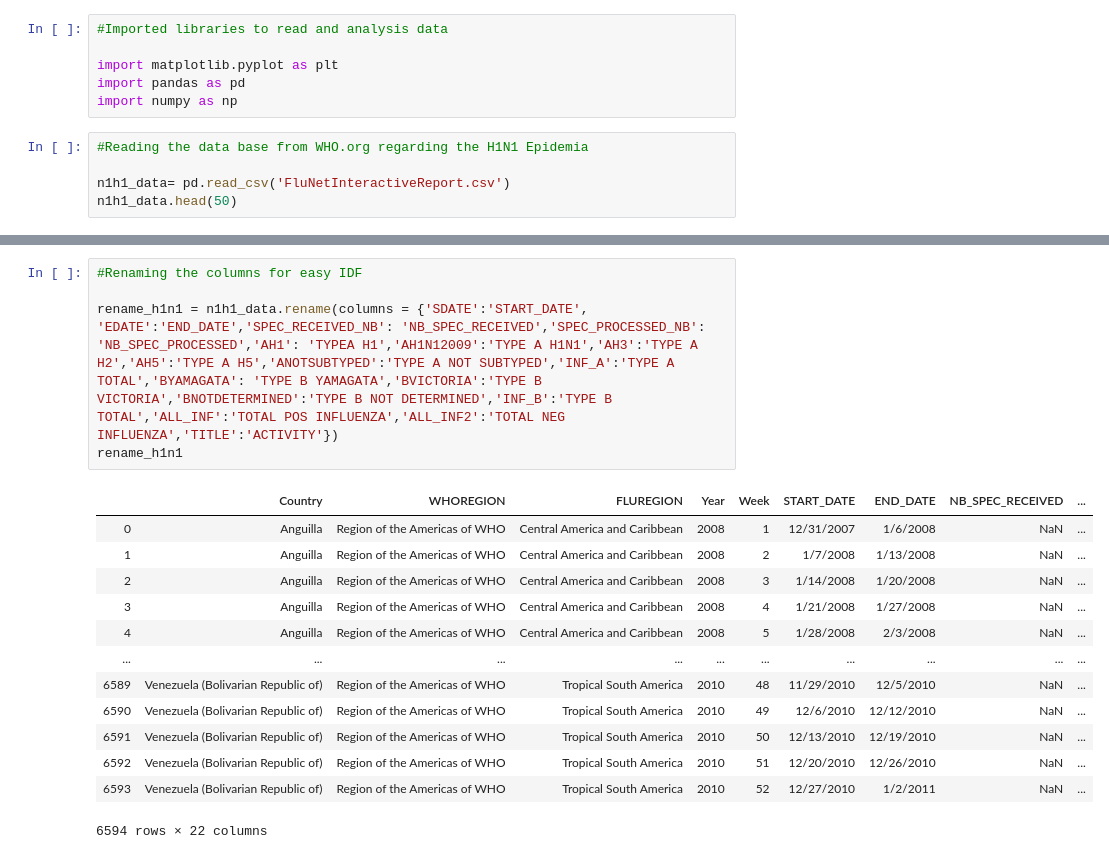
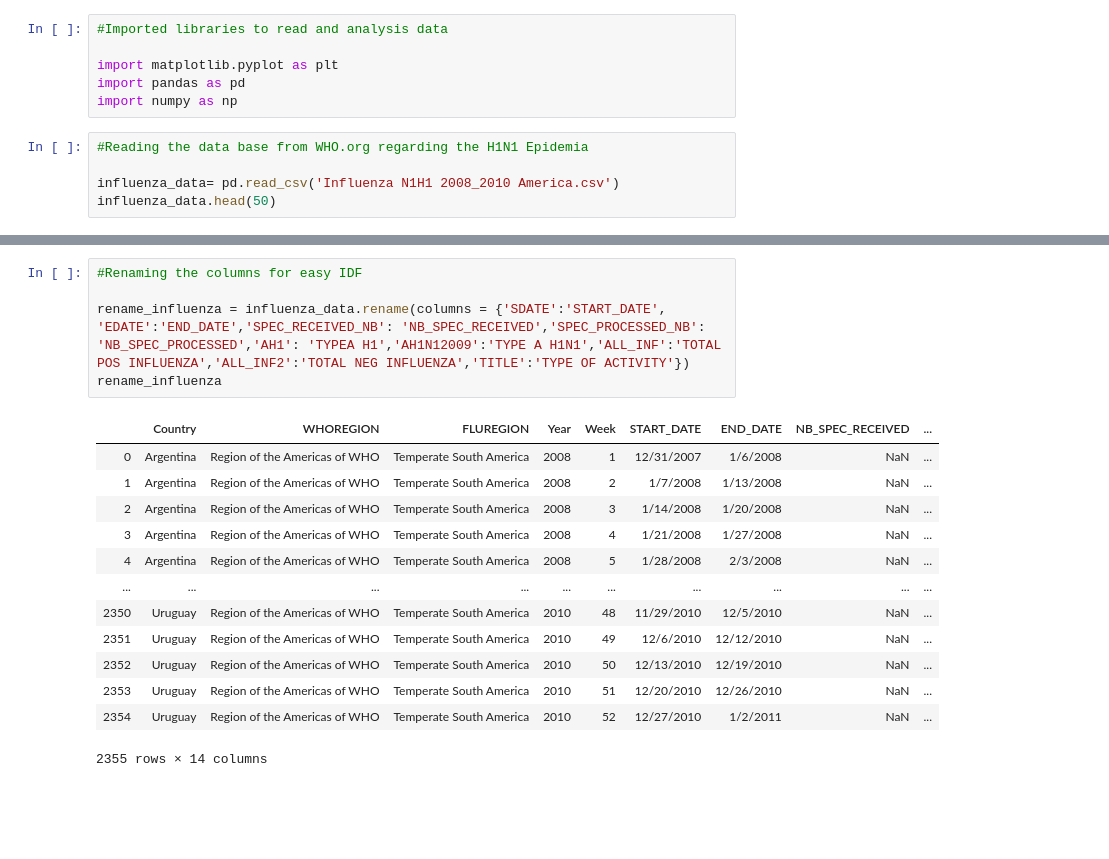
Before and after one commit to kgremillion/Analyzing_Pandemics, a Jupyter notebook: Data/Reading and Analyzing Data N1H1 America Region.ipynb.ipynb, the cells around one changed output, grey strips where cells are left out. Drawn from its saved outputs; the diff is of its cells as text; blank space fills up the shorter version.

```diff
--- a/Data/Reading and Analyzing Data N1H1 America Region.ipynb.ipynb
+++ b/Data/Reading and Analyzing Data N1H1 America Region.ipynb.ipynb
@@ -7,7 +7,7 @@ import numpy as np
 # %%
 #Reading the data base from WHO.org regarding the H1N1 Epidemia
 
-n1h1_data= pd.read_csv('FluNetInteractiveReport.csv')
-n1h1_data.head(50)
+influenza_data= pd.read_csv('Influenza N1H1 2008_2010 America.csv')
+influenza_data.head(50)
 # %% [output]
 |  | Country | WHOREGION | FLUREGION | Year | Week | SDATE | EDATE | SPEC_RECEIVED_NB | ... |
@@ -31,19 +30,19 @@ n1h1_data.head(50)
 # %%
 #Renaming the columns for easy IDF
 
-rename_h1n1 = n1h1_data.rename(columns = {'SDATE':'START_DATE', 'EDATE':'END_DATE','SPEC_RECEIVED_NB': 'NB_SPEC_RECEIVED','SPEC_PROCESSED_NB': 'NB_SPEC_PROCESSED','AH1': 'TYPEA H1','AH1N12009':'TYPE A H1N1','AH3':'TYPE A H2','AH5':'TYPE A H5','ANOTSUBTYPED':'TYPE A NOT SUBTYPED','INF_A':'TYPE A TOTAL','BYAMAGATA': 'TYPE B YAMAGATA','BVICTORIA':'TYPE B VICTORIA','BNOTDETERMINED':'TYPE B NOT DETERMINED','INF_B':'TYPE B TOTAL','ALL_INF':'TOTAL POS INFLUENZA','ALL_INF2':'TOTAL NEG INFLUENZA','TITLE':'ACTIVITY'})
-rename_h1n1
+rename_influenza = influenza_data.rename(columns = {'SDATE':'START_DATE', 'EDATE':'END_DATE','SPEC_RECEIVED_NB': 'NB_SPEC_RECEIVED','SPEC_PROCESSED_NB': 'NB_SPEC_PROCESSED','AH1': 'TYPEA H1','AH1N12009':'TYPE A H1N1','ALL_INF':'TOTAL POS INFLUENZA','ALL_INF2':'TOTAL NEG INFLUENZA','TITLE':'TYPE OF ACTIVITY'})
+rename_influenza
 # %% [output]
 |  | Country | WHOREGION | FLUREGION | Year | Week | START_DATE | END_DATE | NB_SPEC_RECEIVED | ... |
-| 0 | Anguilla | Region of the Americas of WHO | Central America and Caribbean | 2008 | 1 | 12/31/2007 | 1/6/2008 | NaN | ... |
-| 1 | Anguilla | Region of the Americas of WHO | Central America and Caribbean | 2008 | 2 | 1/7/2008 | 1/13/2008 | NaN | ... |
-| 2 | Anguilla | Region of the Americas of WHO | Central America and Caribbean | 2008 | 3 | 1/14/2008 | 1/20/2008 | NaN | ... |
-| 3 | Anguilla | Region of the Americas of WHO | Central America and Caribbean | 2008 | 4 | 1/21/2008 | 1/27/2008 | NaN | ... |
-| 4 | Anguilla | Region of the Americas of WHO | Central America and Caribbean | 2008 | 5 | 1/28/2008 | 2/3/2008 | NaN | ... |
+| 0 | Argentina | Region of the Americas of WHO | Temperate South America | 2008 | 1 | 12/31/2007 | 1/6/2008 | NaN | ... |
+| 1 | Argentina | Region of the Americas of WHO | Temperate South America | 2008 | 2 | 1/7/2008 | 1/13/2008 | NaN | ... |
+| 2 | Argentina | Region of the Americas of WHO | Temperate South America | 2008 | 3 | 1/14/2008 | 1/20/2008 | NaN | ... |
+| 3 | Argentina | Region of the Americas of WHO | Temperate South America | 2008 | 4 | 1/21/2008 | 1/27/2008 | NaN | ... |
+| 4 | Argentina | Region of the Americas of WHO | Temperate South America | 2008 | 5 | 1/28/2008 | 2/3/2008 | NaN | ... |
 | ... | ... | ... | ... | ... | ... | ... | ... | ... | ... |
-| 6589 | Venezuela (Bolivarian Republic of) | Region of the Americas of WHO | Tropical South America | 2010 | 48 | 11/29/2010 | 12/5/2010 | NaN | ... |
-| 6590 | Venezuela (Bolivarian Republic of) | Region of the Americas of WHO | Tropical South America | 2010 | 49 | 12/6/2010 | 12/12/2010 | NaN | ... |
-| 6591 | Venezuela (Bolivarian Republic of) | Region of the Americas of WHO | Tropical South America | 2010 | 50 | 12/13/2010 | 12/19/2010 | NaN | ... |
-| 6592 | Venezuela (Bolivarian Republic of) | Region of the Americas of WHO | Tropical South America | 2010 | 51 | 12/20/2010 | 12/26/2010 | NaN | ... |
-| 6593 | Venezuela (Bolivarian Republic of) | Region of the Americas of WHO | Tropical South America | 2010 | 52 | 12/27/2010 | 1/2/2011 | NaN | ... |
+| 2350 | Uruguay | Region of the Americas of WHO | Temperate South America | 2010 | 48 | 11/29/2010 | 12/5/2010 | NaN | ... |
+| 2351 | Uruguay | Region of the Americas of WHO | Temperate South America | 2010 | 49 | 12/6/2010 | 12/12/2010 | NaN | ... |
+| 2352 | Uruguay | Region of the Americas of WHO | Temperate South America | 2010 | 50 | 12/13/2010 | 12/19/2010 | NaN | ... |
+| 2353 | Uruguay | Region of the Americas of WHO | Temperate South America | 2010 | 51 | 12/20/2010 | 12/26/2010 | NaN | ... |
+| 2354 | Uruguay | Region of the Americas of WHO | Temperate South America | 2010 | 52 | 12/27/2010 | 1/2/2011 | NaN | ... |
-6594 rows × 22 columns
+2355 rows × 14 columns
```
Also changed, not shown: parts of 3 cells of this notebook, 8 other files.
